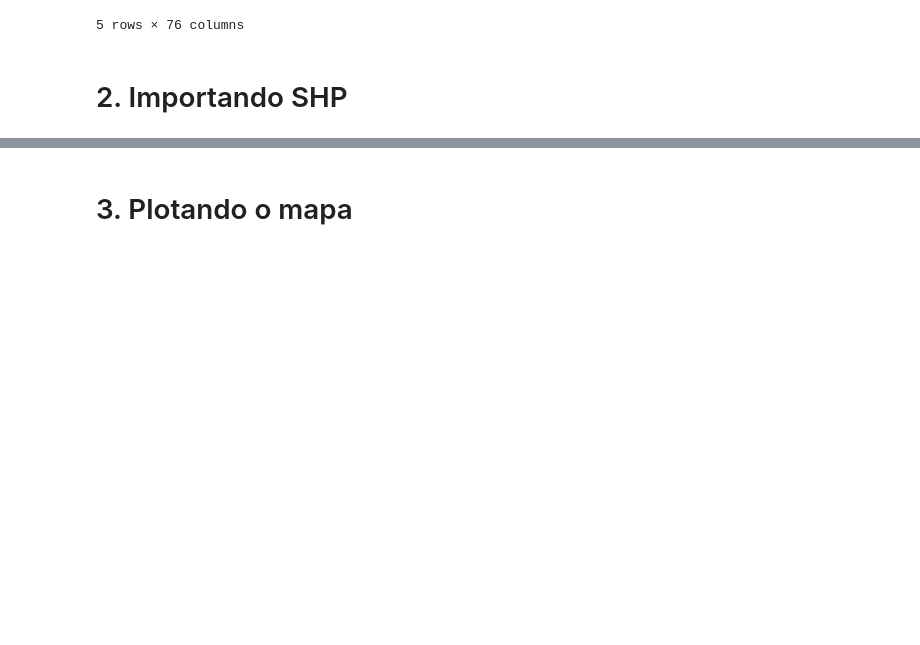
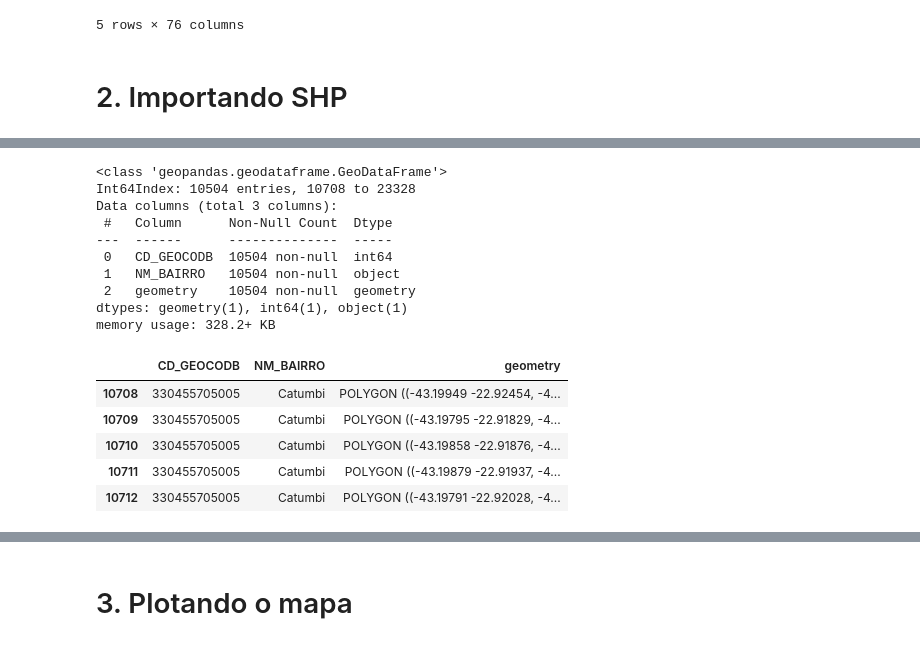
Before and after one commit to GDevigili/TCC-IBGE, a Jupyter notebook: src/data-vis/eda.ipynb, the cells around one changed output, grey strips where cells are left out. Drawn from its saved outputs; the diff is of its cells as text; code cells hidden in the pictures; blank space fills up the shorter version.

```diff
--- a/src/data-vis/eda.ipynb
+++ b/src/data-vis/eda.ipynb
@@ -124,0 +89,32 @@ memory usage: 1.2+ MB
+# %%
+# Read the shapefile
+gdf = gp.read_file('shp/rj_setores_censitarios/33SEE250GC_SIR.shp')
+
+# Filter the data to only the city of Rio de Janeiro
+gdf_rio = gdf[gdf['NM_MUNICIP'] == 'RIO DE JANEIRO']
+gdf_rio.head()
+
+# Select the column with the code of the area and the geometry
+selected_columns = ['CD_GEOCODB', 'NM_BAIRRO', 'geometry']
+gdf_rio = gdf_rio[selected_columns]
+gdf_rio['CD_GEOCODB'] = gdf_rio['CD_GEOCODB'].astype('int64')
+
+gdf_rio.info()
+gdf_rio.head()
+# %% [output]
+<class 'geopandas.geodataframe.GeoDataFrame'>
+Int64Index: 10504 entries, 10708 to 23328
+Data columns (total 3 columns):
+ #   Column      Non-Null Count  Dtype
+---  ------      --------------  -----
+ 0   CD_GEOCODB  10504 non-null  int64
+ 1   NM_BAIRRO   10504 non-null  object
+ 2   geometry    10504 non-null  geometry
+dtypes: geometry(1), int64(1), object(1)
+memory usage: 328.2+ KB
+|  | CD_GEOCODB | NM_BAIRRO | geometry |
+| 10708 | 330455705005 | Catumbi | POLYGON ((-43.19949 -22.92454, -4... |
+| 10709 | 330455705005 | Catumbi | POLYGON ((-43.19795 -22.91829, -4... |
+| 10710 | 330455705005 | Catumbi | POLYGON ((-43.19858 -22.91876, -4... |
+| 10711 | 330455705005 | Catumbi | POLYGON ((-43.19879 -22.91937, -4... |
+| 10712 | 330455705005 | Catumbi | POLYGON ((-43.19791 -22.92028, -4... |
```
Also changed, not shown: parts of 28 cells of this notebook.
